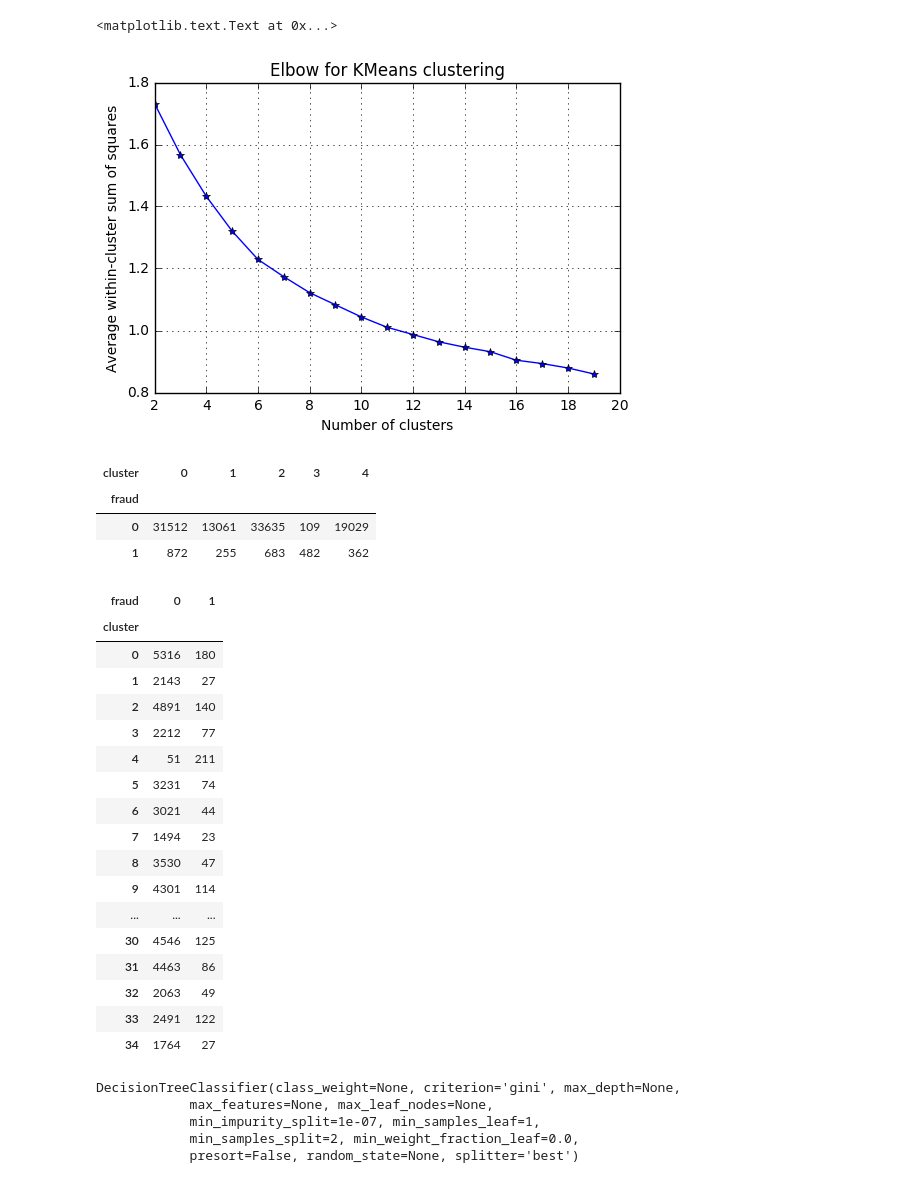
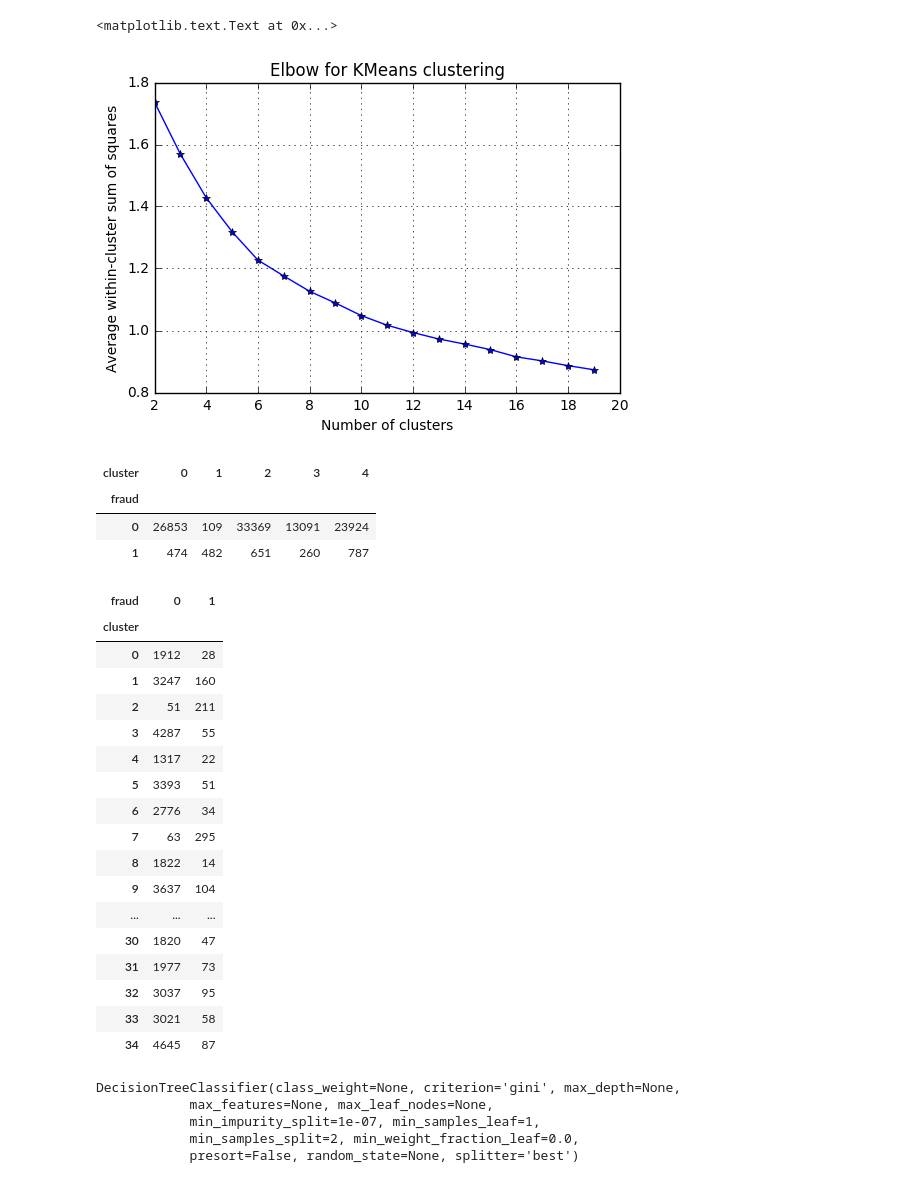
Before and after one commit to jonerra/Purdue_Data_Mining, a Jupyter notebook: KMeans.ipynb, the cells around one changed output. Cells and saved outputs as stored; diff of their text form; code cells hidden in the pictures.

```diff
--- a/KMeans.ipynb
+++ b/KMeans.ipynb
@@ -16,42 +16,51 @@ from IPython.display import Image
 inputs = pd.read_csv('DataminingContest2009.Task2Inputs.Train.csv')
 target = pd.read_csv('DataminingContest2009.Task2Targets.Train.csv')
 
+# Concatenating the zip and state columns to reduce model bias
+inputs["zipstate"] = inputs["zip1"].map(str) + inputs["state1"]
+
 # Subset the input data to most important variables
-inputs = inputs[['field3', 'flag5', 'zip1', 'field1', 'field4']]
+inputs = inputs[['field3', 'flag5', 'zipstate', 'field1', 'field4']]
 # %%
+# Converting zipstate values to integers
+lbl = preprocessing.LabelEncoder()
+
+lbl.fit(np.unique(list(inputs['zipstate'].values)))
+inputs['zipstate'] = lbl.transform(list(inputs['zipstate'].values))
+
 # Create a Scree plot to determine the number of clusters to use
 z = preprocessing.scale(inputs)
 X = np.array(z).astype(float)
 
 K = range(2, 20)
 
 # scipy.cluster.vq.kmeans
 KM = [kmeans(X,k) for k in K]
 centroids = [cent for (cent,var) in KM]   # cluster centroids
 avgWithinSS = [var for (cent,var) in KM] # mean within-cluster sum of squares
 
 # alternative: scipy.spatial.distance.cdist
 D_k = [cdist(X, cent, 'euclidean') for cent in centroids]
 cIdx = [np.argmin(D,axis=1) for D in D_k]
 dist = [np.min(D,axis=1) for D in D_k]
 avgWithinSS = [sum(d)/X.shape[0] for d in dist]
 
 # plot
 kIdx = 2
 
 # elbow curve
 fig = plt.figure()
 ax = fig.add_subplot(111)
 ax.plot(K, avgWithinSS, 'b*-')
 ax.plot(K[kIdx], avgWithinSS[kIdx], markersize=12,
     markeredgewidth=2, markeredgecolor='r', markerfacecolor='None')
 plt.grid(True)
 plt.xlabel('Number of clusters')
 plt.ylabel('Average within-cluster sum of squares')
 plt.title('Elbow for KMeans clustering')
 # %% [output]
 <matplotlib.text.Text at 0x...>
-[figure, old version]
+[figure, new version]
 # %%
 
 clf = KMeans(n_clusters=5)
@@ -61,8 +70,8 @@ pd.crosstab(inputs['cluster'], target['fraud']).transpose()
 # %% [output]
 | cluster | 0 | 1 | 2 | 3 | 4 |
 | fraud |  |  |  |  |  |
-| 0 | 31512 | 13061 | 33635 | 109 | 19029 |
-| 1 | 872 | 255 | 683 | 482 | 362 |
+| 0 | 26853 | 109 | 33369 | 13091 | 23924 |
+| 1 | 474 | 482 | 651 | 260 | 787 |
 # %%
 
 clf = KMeans(n_clusters=35)
@@ -72,22 +81,22 @@ pd.crosstab(inputs['cluster'], target['fraud']) # .transpose()
 # %% [output]
 | fraud | 0 | 1 |
 | cluster |  |  |
-| 0 | 5316 | 180 |
-| 1 | 2143 | 27 |
-| 2 | 4891 | 140 |
-| 3 | 2212 | 77 |
-| 4 | 51 | 211 |
-| 5 | 3231 | 74 |
-| 6 | 3021 | 44 |
-| 7 | 1494 | 23 |
-| 8 | 3530 | 47 |
-| 9 | 4301 | 114 |
+| 0 | 1912 | 28 |
+| 1 | 3247 | 160 |
+| 2 | 51 | 211 |
+| 3 | 4287 | 55 |
+| 4 | 1317 | 22 |
+| 5 | 3393 | 51 |
+| 6 | 2776 | 34 |
+| 7 | 63 | 295 |
+| 8 | 1822 | 14 |
+| 9 | 3637 | 104 |
 | ... | ... | ... |
-| 30 | 4546 | 125 |
-| 31 | 4463 | 86 |
-| 32 | 2063 | 49 |
-| 33 | 2491 | 122 |
-| 34 | 1764 | 27 |
+| 30 | 1820 | 47 |
+| 31 | 1977 | 73 |
+| 32 | 3037 | 95 |
+| 33 | 3021 | 58 |
+| 34 | 4645 | 87 |
 # %%
 df2 = inputs
 
```
Also changed, not shown: parts of 1 cell of this notebook, 4 other files.
